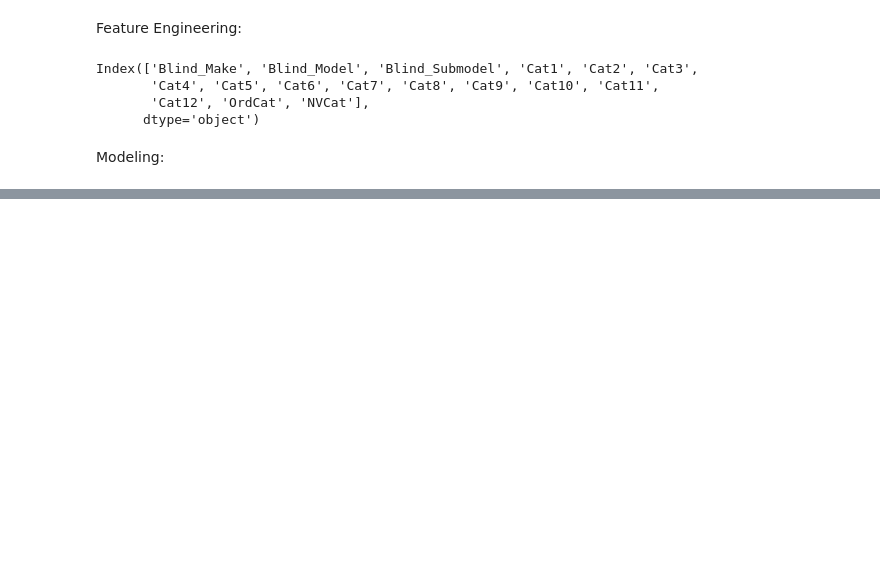
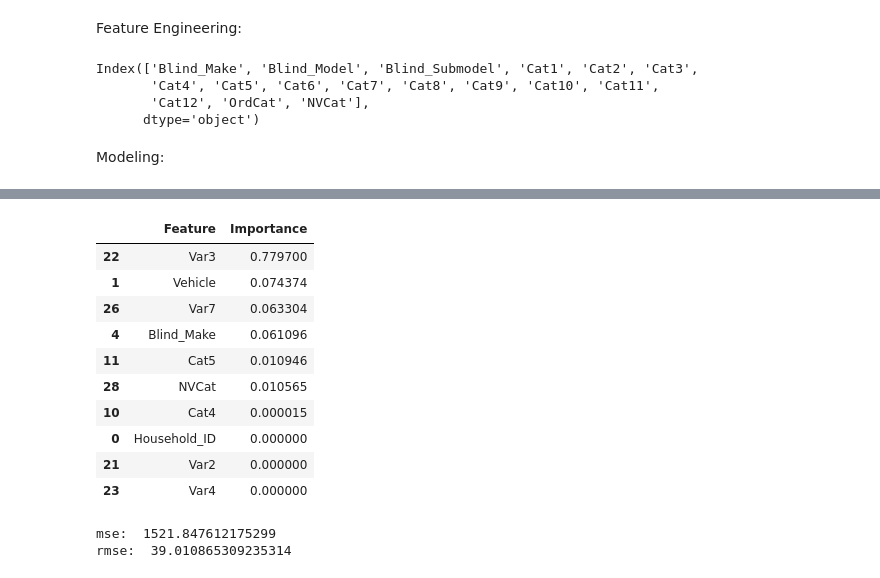
Before and after one commit to AnoopCA/Vehicle_Insurance_Claims_Prediction, a Jupyter notebook: Claims_Prediction.ipynb, the cells around one changed output, grey strips where cells are left out. Cells and saved outputs as stored; diff of their text form; code cells hidden in the pictures; blank space fills up the shorter version.

Commit message:
Modeling updates

```diff
--- a/Claims_Prediction.ipynb
+++ b/Claims_Prediction.ipynb
@@ -315,17 +339,8 @@ Index(['Blind_Make', 'Blind_Model', 'Blind_Submodel', 'Cat1', 'Cat2', 'Cat3',
 # %%
 train_data['Cat12'].fillna('NaN', inplace=True)
 for i in cat_features:
-    x = train_data.groupby(i)[i].count() / len(train_data)
-    train_data[i] = train_data[i].apply(lambda l: x[l])
+    x = train_data[i].value_counts(normalize=True)
+    train_data[i] = train_data[i].map(x)
-# %%
-train_data['Cat12'].fillna('NaN', inplace=True)
-proportions = {}
-for i in cat_features:
-    counts = train_data[i].value_counts(normalize=True)
-    proportions[i] = train_data[i].map(counts)
-
-train_data.update(pd.DataFrame(proportions))
-train_data.drop(cat_features, axis=1, inplace=True)
 # %%
 scaler = StandardScaler()
 
@@ -364,0 +397,12 @@ print(sum(pred))
+# %%
+xgb_base_model = xgb.XGBRegressor(tree_method='gpu_hist',  gpu_id=0)
+
+params_list = {
+                'learning_rate' : [0.001, 0.01, 0.1, 1],
+                'max_depth' : [3, 6, 9, 12],
+                'n_estimators' : [100, 300, 600, 800]
+}
+
+xgb_gcv_model = GridSearchCV(estimator=xgb_base_model, param_grid=params_list, scoring='neg_mean_squared_error', cv=5, verbose=3, n_jobs=-1)
+xgb_gcv_model.fit(x_train, y_train)
+xgb_model = xgb_gcv_model.best_estimator_
@@ -365,3 +450,31 @@ print(sum(pred))
+# %%
+feature_importance = xgb_model.feature_importances_
+
+feature_importance_df = pd.DataFrame({'Feature': train_data.drop(['Row_ID', 'Claim_Amount'], axis=1).columns, 'Importance': feature_importance})
+feature_importance_df = feature_importance_df.sort_values(by='Importance', ascending=False)
+
+feature_importance_df.head(10)
+# %% [output]
+|  | Feature | Importance |
+| 22 | Var3 | 0.779700 |
+| 1 | Vehicle | 0.074374 |
+| 26 | Var7 | 0.063304 |
+| 4 | Blind_Make | 0.061096 |
+| 11 | Cat5 | 0.010946 |
+| 28 | NVCat | 0.010565 |
+| 10 | Cat4 | 0.000015 |
+| 0 | Household_ID | 0.000000 |
+| 21 | Var2 | 0.000000 |
+| 23 | Var4 | 0.000000 |
+# %%
+pred = xgb_model.predict(x_test)
+
+print('Mean Squared Error: ', mse(y_test, pred))
+print('Root Mean Squared Error: ', rmse(y_test, pred))
+print('Accuracy - R2: ', r2(y_test, pred))
+# %% [output]
+mse:  1521.847612175299
+rmse:  39.010865309235314
 # %%
 pred_df = pd.DataFrame({'true_y': y_test, 'pred_y': pred})
 pred_df[pred_df['true_y'] > 0].sort_values(by='true_y', ascending=False)[:50]
```
Also changed, not shown: parts of 24 cells of this notebook, 1 other file.
